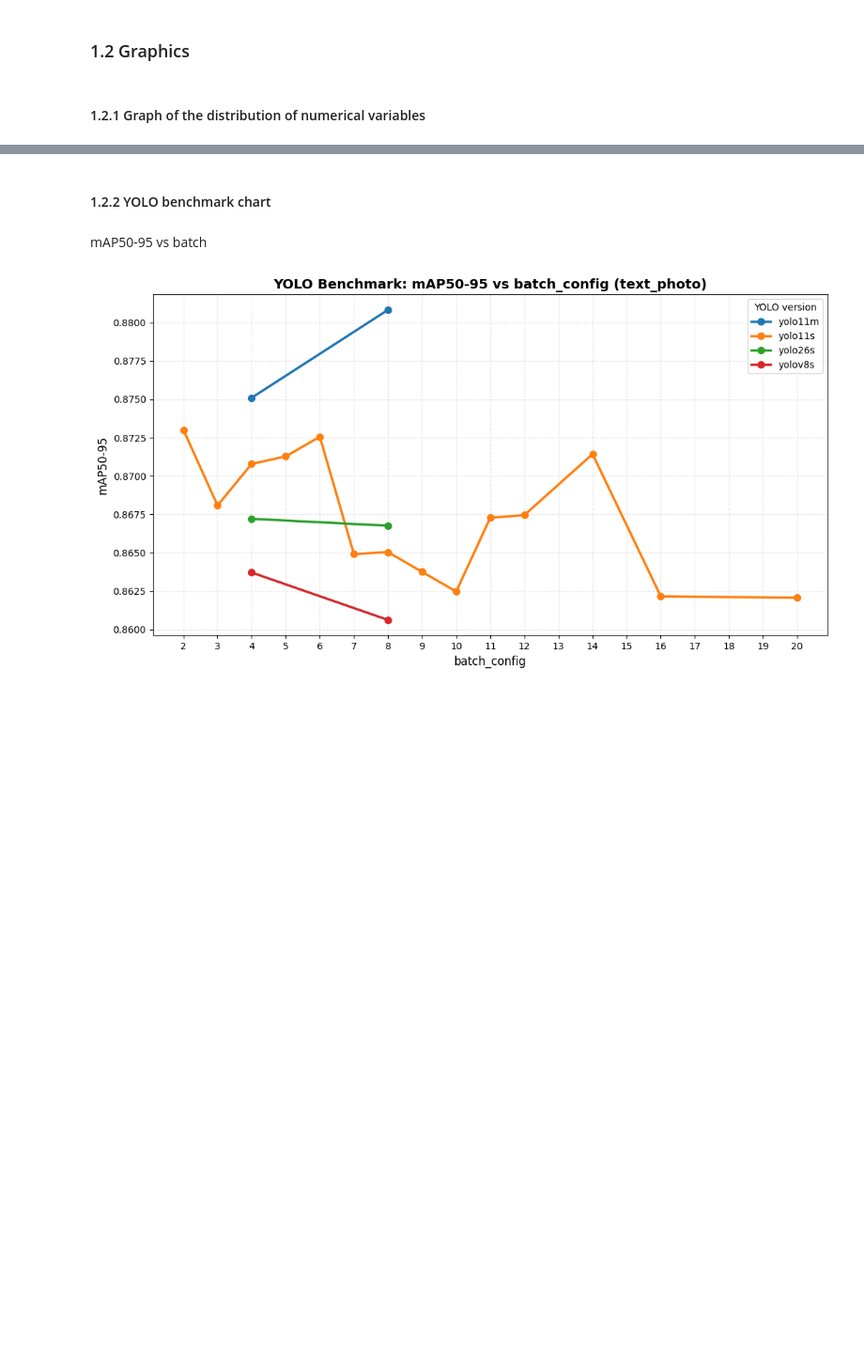
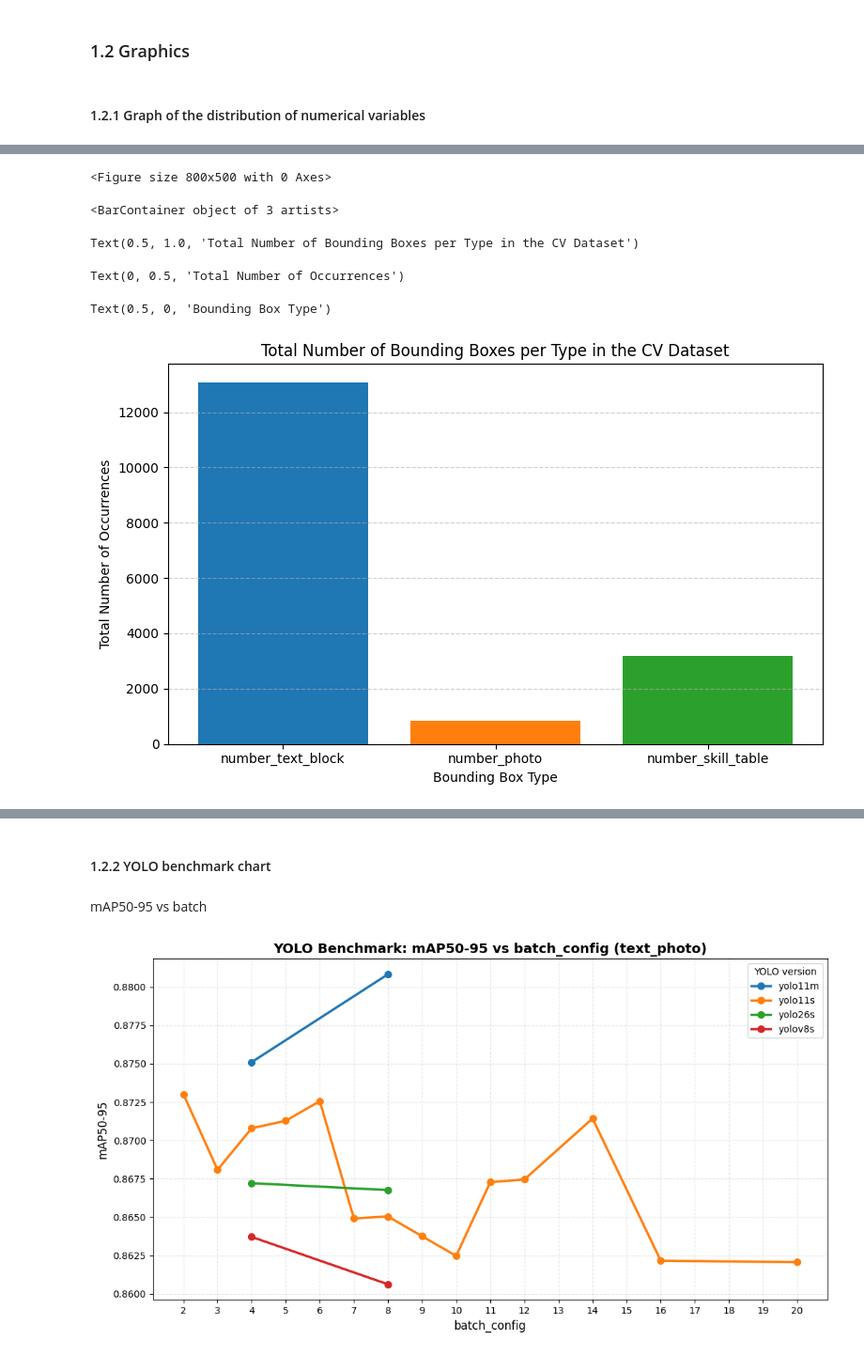
Before and after one commit to danielpiresribeiro123-code/cv_analyser_research, a Jupyter notebook: src/analysis/train_data/yolo/yolo_train_data_EDA.ipynb, the cells around one changed output, grey strips where cells are left out. Shown at 94% size. Saved outputs shown, nothing was run; the diff lists cells and outputs as text; code cells hidden in the pictures; blank space fills up the shorter version.

```diff
--- a/src/analysis/train_data/yolo/yolo_train_data_EDA.ipynb
+++ b/src/analysis/train_data/yolo/yolo_train_data_EDA.ipynb
@@ -178,0 +201,29 @@ array([[<Axes: title={'center': 'width'}>,
+# %%
+# Select only the desired columns
+cols = ["number_text_block", "number_photo", "number_skill_table"]
+
+# Sum the total number of bounding boxes per type
+totals = df_yolo[cols].sum()
+
+# Create bar chart with different colors
+plt.figure(figsize=(8, 5))
+plt.bar(
+    totals.index,
+    totals.values,
+    color=["tab:blue", "tab:orange", "tab:green"]
+)
+
+plt.title("Total Number of Bounding Boxes per Type in the CV Dataset")
+plt.ylabel("Total Number of Occurrences")
+plt.xlabel("Bounding Box Type")
+plt.grid(axis="y", linestyle="--", alpha=0.6)
+
+plt.tight_layout()
+plt.show()
+# %% [output]
+<Figure size 800x500 with 0 Axes>
+<BarContainer object of 3 artists>
+Text(0.5, 1.0, 'Total Number of Bounding Boxes per Type in the CV Dataset')
+Text(0, 0.5, 'Total Number of Occurrences')
+Text(0.5, 0, 'Bounding Box Type')
+[figure, added]
```
Also changed, not shown: parts of 14 cells of this notebook, 5 other files.
